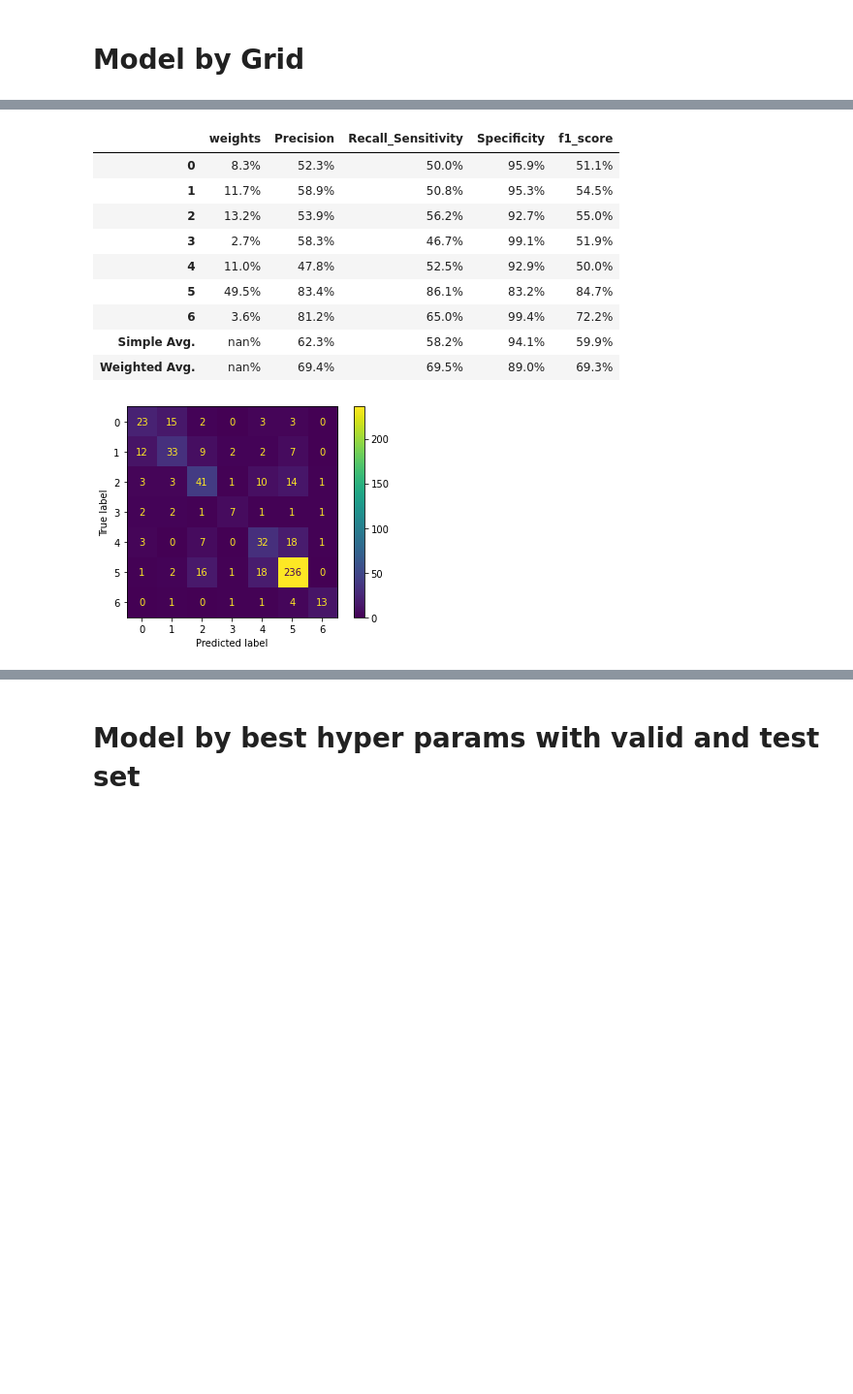
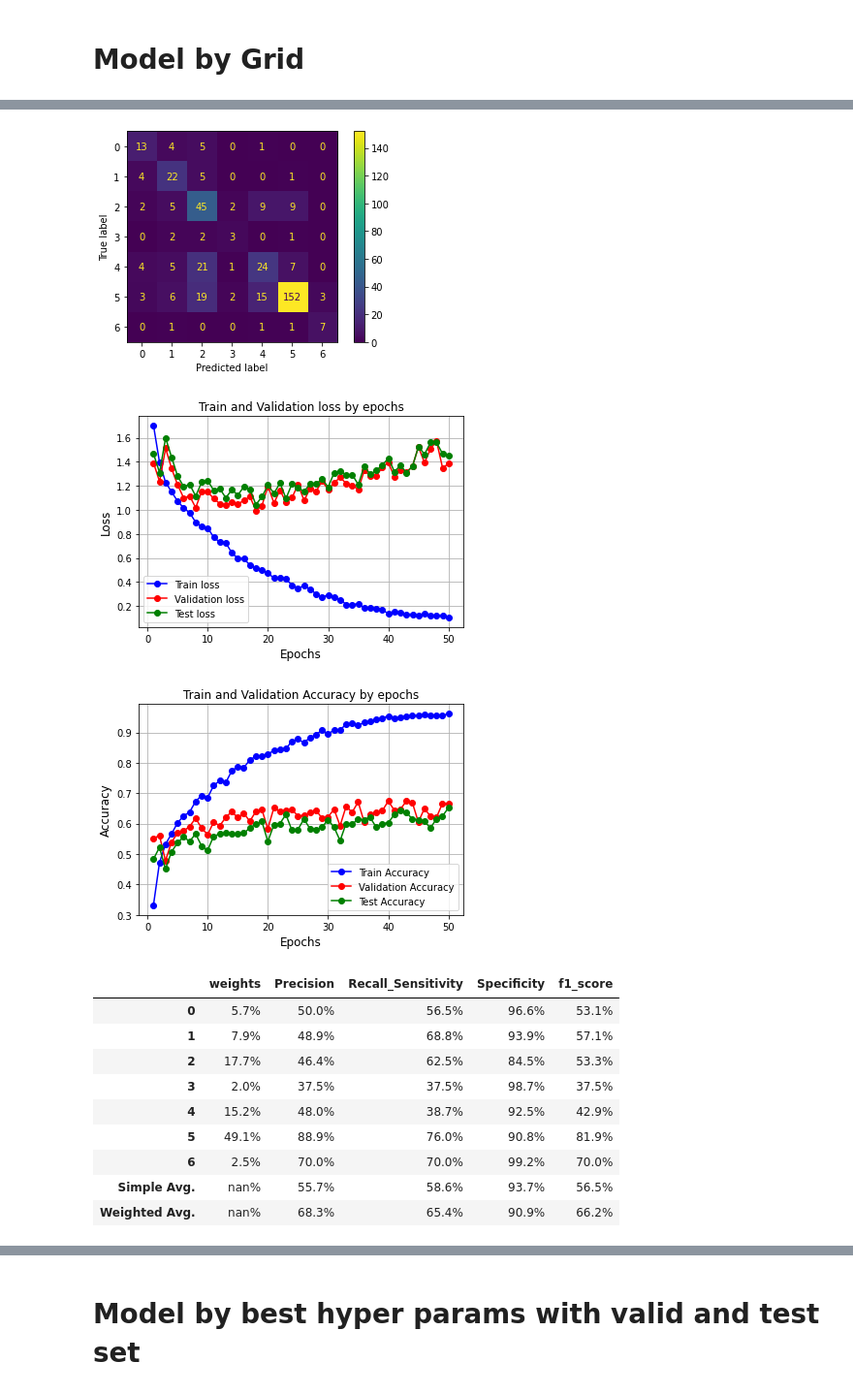
Before and after one commit to sepandms/SkinCare, a Jupyter notebook: CNN_280x210.ipynb, the cells around one changed output, grey strips where cells are left out. Shown at 97% size. Drawn from its saved outputs; the diff is of its cells as text; code cells hidden in the pictures; blank space fills up the shorter version.

```diff
--- a/CNN_280x210.ipynb
+++ b/CNN_280x210.ipynb
@@ -147,7 +147,7 @@ class CNN_Nets:
         self.fc1   = nn.Linear(in_features= 12288 , out_features = 256)
         self.fc2   = nn.Linear(in_features= 256, out_features = 7)
         self.Act   = nn.LeakyReLU(inplace=True)
-        self.dropout = nn.Dropout(0.1)
+        self.dropout = nn.Dropout(0.15)
     def forward(self, x):
         out = self.Act(self.conv1(x))
         out = self.Act(self.pool1(out))
@@ -595,11 +595,11 @@ testDataset = dset(input_data[2], labels[2])
 # loss_func  =  [nn.CrossEntropyLoss]
 # opt_func = [torch.optim.SGD]
 
-Net = [CNN_Nets.Net3,CNN_Nets.Net4,CNN_Nets.Net6]
+Net = [CNN_Nets.Net3,CNN_Nets.Net7,CNN_Nets.Net8]
 LR = [ 1e-3,1e-4]
-batch_size = [24,48,64]
+batch_size = [24,48]
 Momentum = [0.7,0.8,0.9]
-epochs = [2]
+epochs = [50]
 weight_decay = [0,1e-3,1e-7]
 loss_func  =  [nn.CrossEntropyLoss]
 opt_func = [torch.optim.SGD]
@@ -657,7 +657,7 @@ for p in pbar:
                          'train_epoch_loss':train_epoch_loss,'train_epoch_acc':train_epoch_acc,'valid_epoch_loss':valid_epoch_loss,'valid_epoch_acc':valid_epoch_acc,'test_epoch_acc':test_epoch_acc,'test_epoch_loss':test_epoch_loss}, name='')
     Hyper_Details = Hyper_Details.append(new_row)
 
-    Hyper_Details.to_csv(G_path + 'CNN_Grid_Searc_Details_'+ date_hour+ '.csv')
+    Hyper_Details.to_csv(G_save + 'CNN_Grid_Searc_Details_'+ date_hour+ '.csv')
 
 best_one = np.argmax(Hyper_Details.test_accuracy)
 best_param = Hyper_Details.iloc[best_one]['hyper_param']
@@ -697,8 +697,11 @@ for i in best_params: print(i)
 # %%
-model_ = Model_Grid.model.eval()
-X = input_data[2].to(device)
-Y = labels[2].to(device)
-Y_pred = model_(X).argmax(dim=1)
-confusion_matrix(Y.to('cpu'),Y_pred.to('cpu'))
+model_ = Model_Grid
+model_1 = model_.model.eval().to('cpu')
+X = input_data[2]
+Y = labels[2]
+Y_pred = model_1(X).argmax(dim=1)
+results = confusion_matrix(Y,Y_pred)
+plot_loss_accuracy(model_)
+results
 # %% [output]
 Nr. of Data :
@@ -708,11 +711,13 @@ Accuracy of The Model :
+[figure, new version]
+[figure, added]
+[figure, added]
 |  | weights | Precision | Recall_Sensitivity | Specificity | f1_score |
-| 0 | 8.3% | 52.3% | 50.0% | 95.9% | 51.1% |
-| 1 | 11.7% | 58.9% | 50.8% | 95.3% | 54.5% |
-| 2 | 13.2% | 53.9% | 56.2% | 92.7% | 55.0% |
-| 3 | 2.7% | 58.3% | 46.7% | 99.1% | 51.9% |
-| 4 | 11.0% | 47.8% | 52.5% | 92.9% | 50.0% |
-| 5 | 49.5% | 83.4% | 86.1% | 83.2% | 84.7% |
-| 6 | 3.6% | 81.2% | 65.0% | 99.4% | 72.2% |
-| Simple Avg. | nan% | 62.3% | 58.2% | 94.1% | 59.9% |
-| Weighted Avg. | nan% | 69.4% | 69.5% | 89.0% | 69.3% |
+| 0 | 5.7% | 50.0% | 56.5% | 96.6% | 53.1% |
+| 1 | 7.9% | 48.9% | 68.8% | 93.9% | 57.1% |
+| 2 | 17.7% | 46.4% | 62.5% | 84.5% | 53.3% |
+| 3 | 2.0% | 37.5% | 37.5% | 98.7% | 37.5% |
+| 4 | 15.2% | 48.0% | 38.7% | 92.5% | 42.9% |
+| 5 | 49.1% | 88.9% | 76.0% | 90.8% | 81.9% |
+| 6 | 2.5% | 70.0% | 70.0% | 99.2% | 70.0% |
+| Simple Avg. | nan% | 55.7% | 58.6% | 93.7% | 56.5% |
+| Weighted Avg. | nan% | 68.3% | 65.4% | 90.9% | 66.2% |
-[figure, old version]
```
Also changed, not shown: parts of 6 cells of this notebook.
